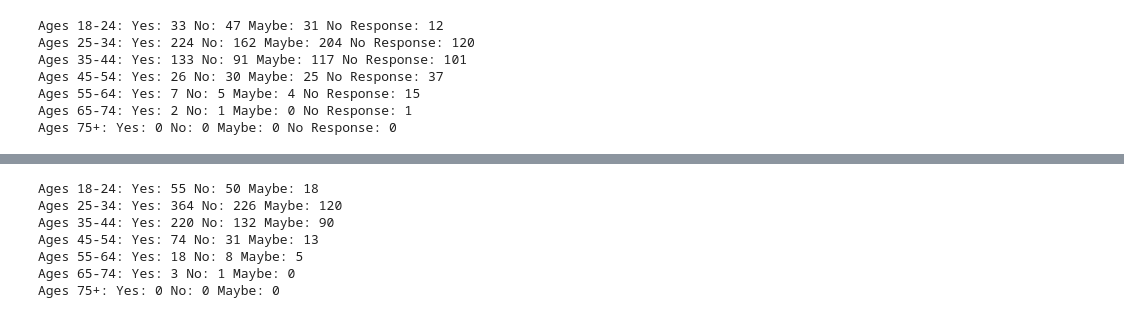
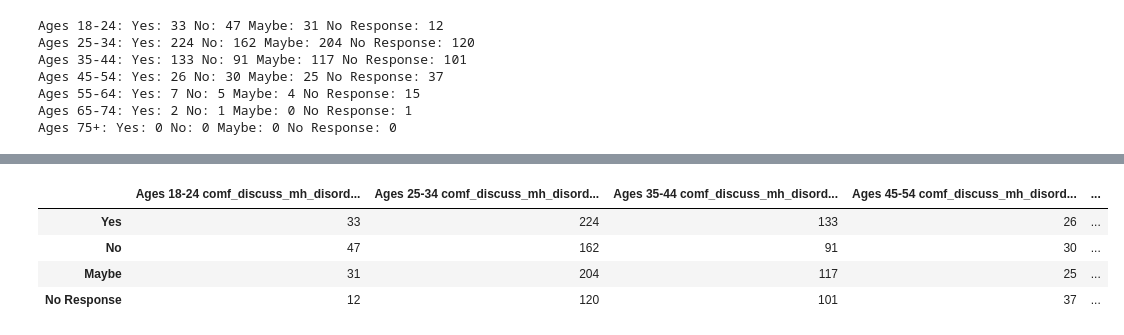
Before and after one commit to SecondHandSushi/Project-1-Mental-Tech, a Jupyter notebook: Project-1.ipynb, the cells around one changed output, grey strips where cells are left out. Drawn from its saved outputs; the diff is of its cells as text; code cells hidden in the pictures.

```diff
--- a/Project-1.ipynb
+++ b/Project-1.ipynb
@@ -412,14 +592,0 @@ def age_disorder_current(age_group):
-# %%
-def age_comf_discuss_mh_disorder_cur_superv(age_group):
-    answers=[0,0,0,0]
-    column_name="comf_discuss_mh_disorder_cur_superv"
-    yes = ((clean_2016[column_name] == "Yes") & (clean_2016["age groups"] == age_group)).sum()
-    no = ((clean_2016[column_name] == "No") & (clean_2016["age groups"] == age_group)).sum()
-    maybe = ((clean_2016[column_name] == "Maybe") & (clean_2016["age groups"] == age_group)).sum()
-    no_response = ((clean_2016[column_name] == "No Response") & (clean_2016["age groups"] == age_group)).sum()
-    answers[0]=yes
-    answers[1]=no
-    answers[2]=maybe
-    answers[3]=no_response
-    print(f"Ages {age_group}: Yes: {yes} No: {no} Maybe: {maybe} No Response: {no_response}")
-    return answers
@@ -513,21 +678,51 @@ Ages 75+: Yes: 0 No: 0 Maybe: 0
-# %%
-#Ages: Did you previously have a mental health disorder?
-#remote [0]=yes,[1]=no,[2]=maybe
-ages_18_24_disorder_past=disorder_past("18-24")
-ages_25_34_disorder_past=disorder_past("25-34")
-ages_35_44_disorder_past=disorder_past("35-44")
-ages_45_54_disorder_past=disorder_past("45-54")
-ages_55_64_disorder_past=disorder_past("55-64")
-ages_65_74_disorder_past=disorder_past("65-74")
-over_75_disorder_past=disorder_past("75+")
-# %% [output]
-Ages 18-24: Yes: 55 No: 50 Maybe: 18
-Ages 25-34: Yes: 364 No: 226 Maybe: 120
-Ages 35-44: Yes: 220 No: 132 Maybe: 90
-Ages 45-54: Yes: 74 No: 31 Maybe: 13
-Ages 55-64: Yes: 18 No: 8 Maybe: 5
-Ages 65-74: Yes: 3 No: 1 Maybe: 0
-Ages 75+: Yes: 0 No: 0 Maybe: 0
+# %%
+ages_comf_discuss_mh_disorder_cur_superv_data={
+    'Ages 18-24 comf_discuss_mh_disorder_cur_superv':
+    [ages_18_24_comf_discuss_mh_disorder_cur_superv[0],
+     ages_18_24_comf_discuss_mh_disorder_cur_superv[1],
+	 ages_18_24_comf_discuss_mh_disorder_cur_superv[2],
+	 ages_18_24_comf_discuss_mh_disorder_cur_superv[3]],
+	'Ages 25-34 comf_discuss_mh_disorder_cur_superv':
+    [ages_25_34_comf_discuss_mh_disorder_cur_superv[0],
+     ages_25_34_comf_discuss_mh_disorder_cur_superv[1],
+	 ages_25_34_comf_discuss_mh_disorder_cur_superv[2],
+	 ages_25_34_comf_discuss_mh_disorder_cur_superv[3]],
+	'Ages 35-44 comf_discuss_mh_disorder_cur_superv':
+    [ages_35_44_comf_discuss_mh_disorder_cur_superv[0],
+     ages_35_44_comf_discuss_mh_disorder_cur_superv[1],
+	 ages_35_44_comf_discuss_mh_disorder_cur_superv[2],
+	 ages_35_44_comf_discuss_mh_disorder_cur_superv[3]],
+	'Ages 45-54 comf_discuss_mh_disorder_cur_superv':
+    [ages_45_54_comf_discuss_mh_disorder_cur_superv[0],
+     ages_45_54_comf_discuss_mh_disorder_cur_superv[1],
+	 ages_45_54_comf_discuss_mh_disorder_cur_superv[2],
+	 ages_45_54_comf_discuss_mh_disorder_cur_superv[3]],
+    'Ages 55-64 comf_discuss_mh_disorder_cur_superv':
+    [ages_55_64_comf_discuss_mh_disorder_cur_superv[0],
+     ages_55_64_comf_discuss_mh_disorder_cur_superv[1],
+	 ages_55_64_comf_discuss_mh_disorder_cur_superv[2],
+	 ages_55_64_comf_discuss_mh_disorder_cur_superv[3]],
+	'Ages 65_74 comf_discuss_mh_disorder_cur_superv':
+    [ages_65_74_comf_discuss_mh_disorder_cur_superv[0],
+     ages_65_74_comf_discuss_mh_disorder_cur_superv[1],
+	 ages_65_74_comf_discuss_mh_disorder_cur_superv[2],
+	 ages_65_74_comf_discuss_mh_disorder_cur_superv[3]],
+    'Ages 75+ comf_discuss_mh_disorder_cur_superv':
+    [over_75_comf_discuss_mh_disorder_cur_superv[0],
+     over_75_comf_discuss_mh_disorder_cur_superv[1],
+	 over_75_comf_discuss_mh_disorder_cur_superv[2],
+	 over_75_comf_discuss_mh_disorder_cur_superv[3]],
+}
+ages_comf_discuss_mh_disorder_cur_superv_labels = ['Yes','No','Maybe','No Response']
+ages_comf_discuss_mh_disorder_cur_superv_df = pd.DataFrame(ages_comf_discuss_mh_disorder_cur_superv_data)
+ages_comf_discuss_mh_disorder_cur_superv_df = ages_comf_discuss_mh_disorder_cur_superv_df.set_index(pd.Index(ages_comf_discuss_mh_disorder_cur_superv_labels))
+ages_comf_discuss_mh_disorder_cur_superv_df.head()
+# %% [output]
+|  | Ages 18-24 comf_discuss_mh_disord... | Ages 25-34 comf_discuss_mh_disord... | Ages 35-44 comf_discuss_mh_disord... | Ages 45-54 comf_discuss_mh_disord... | ... |
+| Yes | 33 | 224 | 133 | 26 | ... |
+| No | 47 | 162 | 91 | 30 | ... |
+| Maybe | 31 | 204 | 117 | 25 | ... |
+| No Response | 12 | 120 | 101 | 37 | ... |
 # %%
 # export clean_2016 as a new csv file
 #filepath = Path('Resources/2016-cleaned.csv')
```
Also changed, not shown: parts of 24 cells of this notebook.
